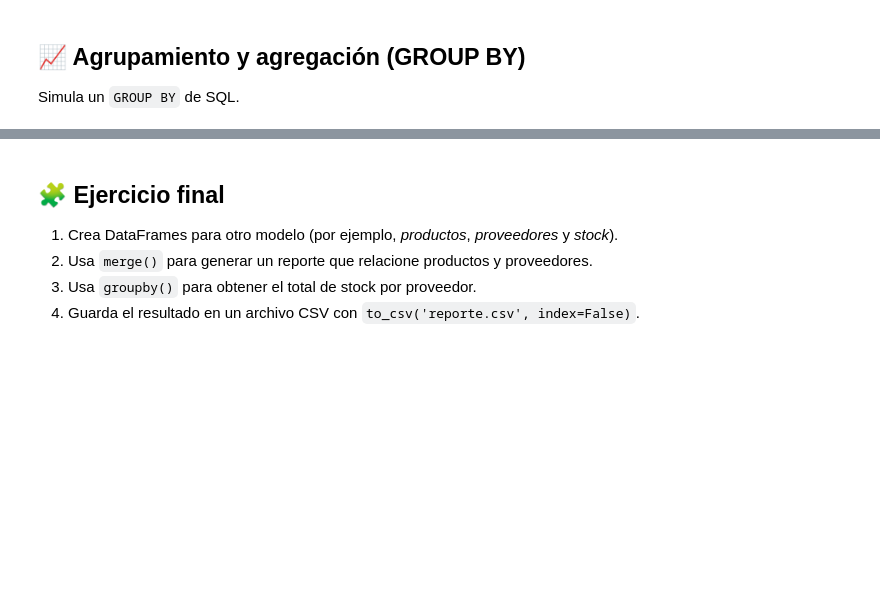
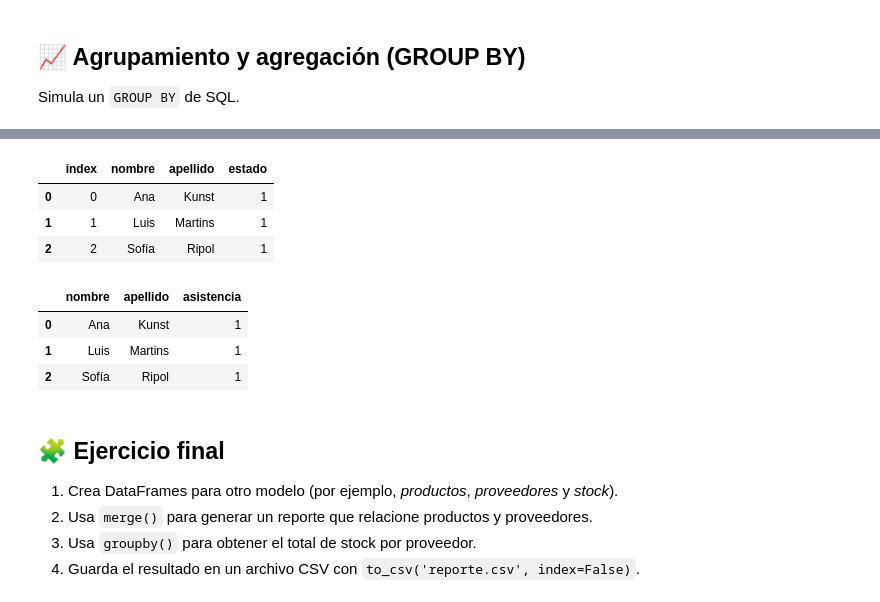
Before and after one commit to UADE-Progra-I/uade-progra-i-536141-repooficial-progra536141, a Jupyter notebook: clase_13/_1_contenido_clase/Pandas_SQL_Intro.ipynb, the cells around one changed output, grey strips where cells are left out. Cells and saved outputs as stored; diff of their text form; code cells hidden in the pictures; blank space fills up the shorter version.

```diff
--- a/clase_13/_1_contenido_clase/Pandas_SQL_Intro.ipynb
+++ b/clase_13/_1_contenido_clase/Pandas_SQL_Intro.ipynb
@@ -145,20 +288,30 @@ reporte
 # %%
 # Cantidad de asistencias por estudiante
 # Primero filtramos los presentes
-reporte = join_ea[asistencias['estado'] == 'P']
+reporte = join_ea[join_ea['estado'] == 'P']
 reporte = reporte.groupby(['nombre', 'apellido'], as_index=False)['estado'].count().reset_index()
 reporte
+# %% [output]
+|  | index | nombre | apellido | estado |
+| 0 | 0 | Ana | Kunst | 1 |
+| 1 | 1 | Luis | Martins | 1 |
+| 2 | 2 | Sofía | Ripol | 1 |
 # %%
 # Cantidad de asistencias por estudiante (usando otros métodos de agregación)
 # Primero filtramos los presentes
 reporte = join_ea[asistencias['estado'] == 'P']
+reporte = reporte.groupby(['nombre', 'apellido'], as_index=False).agg(
+    asistencia = ('estado', 'count')
+)
 # reporte = reporte.groupby(['nombre', 'apellido'], as_index=False).agg(
-#     asistencia = ('estado', 'count')
+#     {'estado': 'count'}
 # )
-reporte = reporte.groupby(['nombre', 'apellido'], as_index=False).agg(
-    {'estado': 'count'}
-)
 reporte
+# %% [output]
+|  | nombre | apellido | asistencia |
+| 0 | Ana | Kunst | 1 |
+| 1 | Luis | Martins | 1 |
+| 2 | Sofía | Ripol | 1 |
 # %% [markdown]
 ## 🧩 Ejercicio final
 
```
Also changed, not shown: parts of 23 cells of this notebook, 2 other files.
